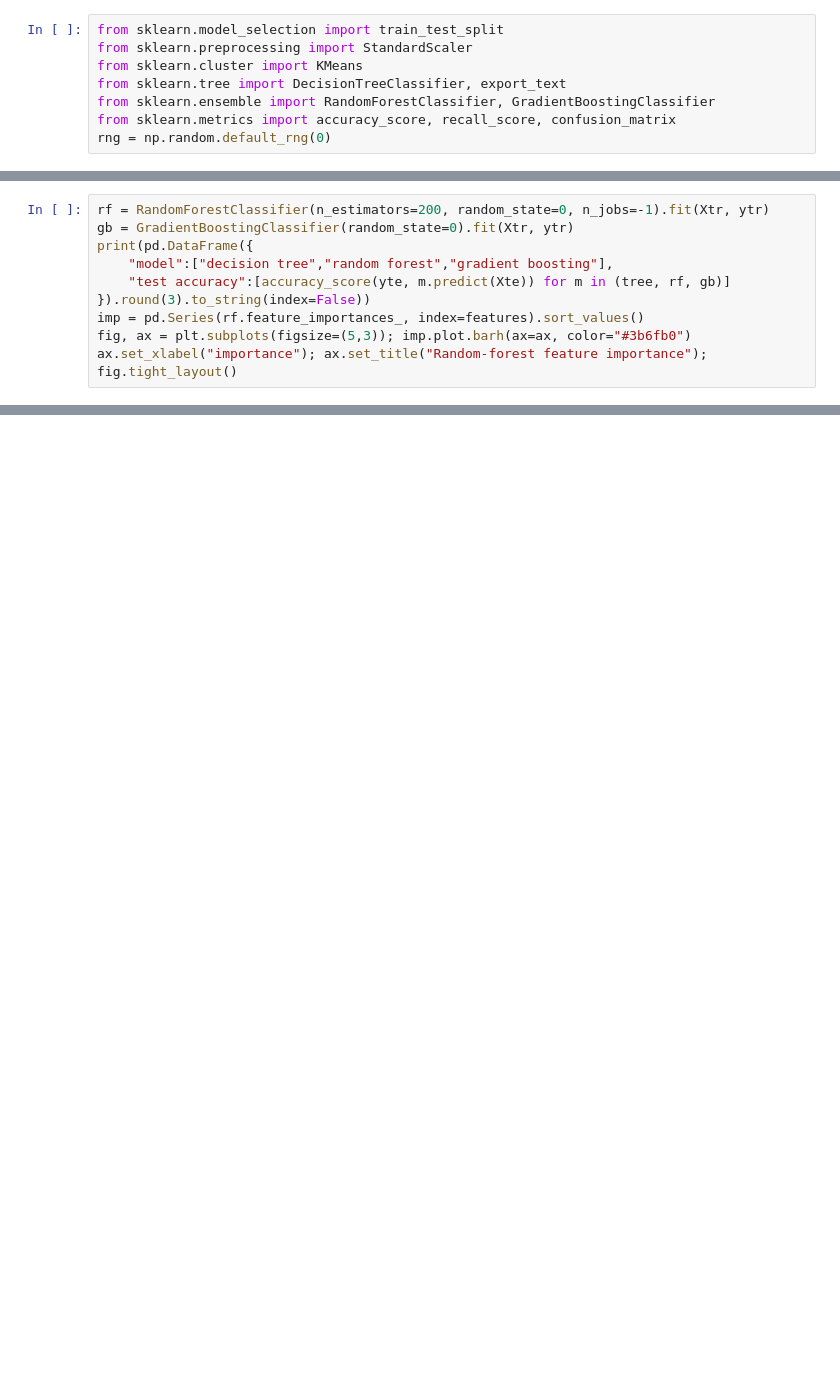
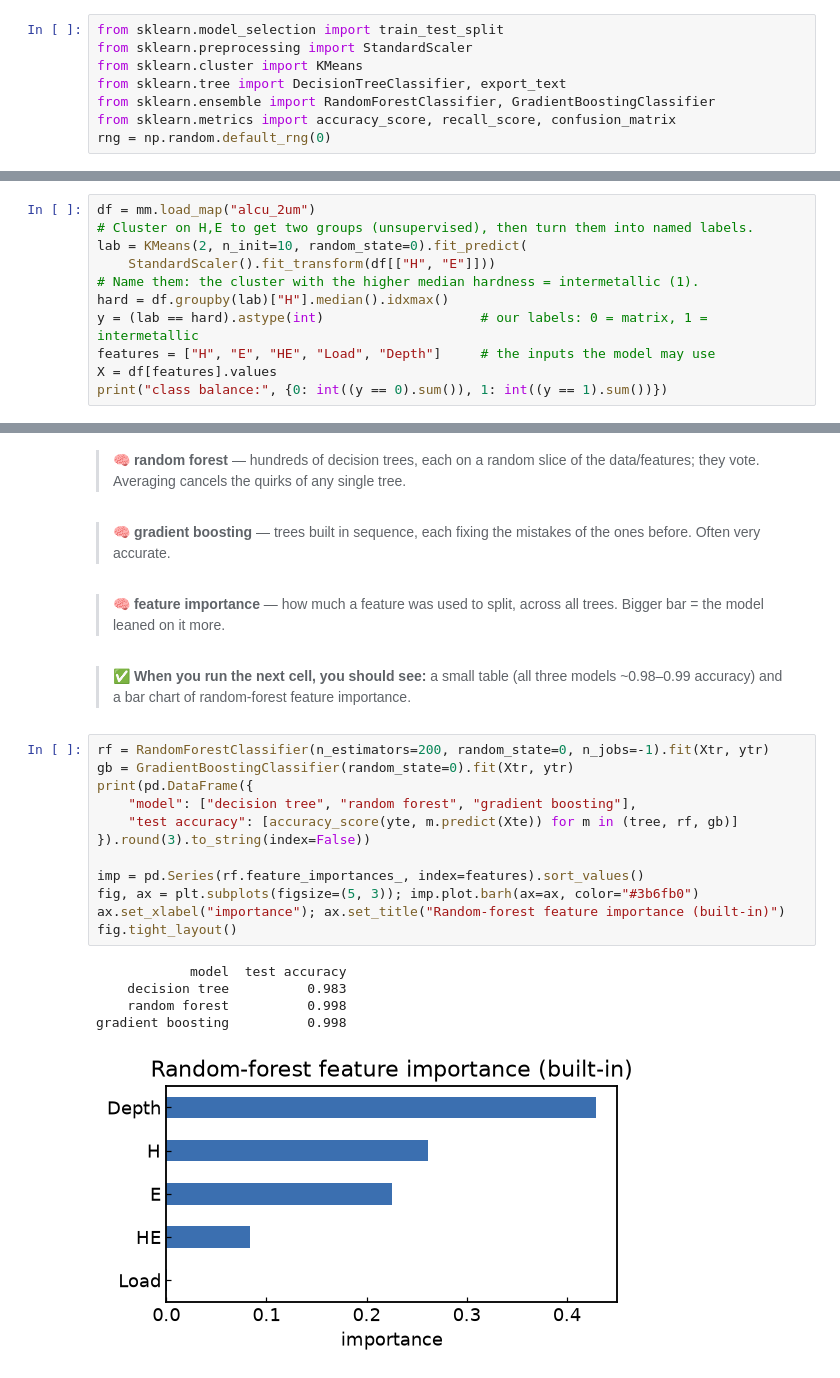
Before and after one commit to edrossi93/mecanano-ml-nanomechanics, a Jupyter notebook: notebooks/03_supervised_trees_rf_shap.ipynb, the cells around one changed output, grey strips where cells are left out. Drawn from its saved outputs; the diff is of its cells as text; blank space fills up the shorter version.

```diff
--- a/notebooks/03_supervised_trees_rf_shap.ipynb
+++ b/notebooks/03_supervised_trees_rf_shap.ipynb
@@ -88,10 +63,0 @@ Many trees average out to a robust model, and expose which features matter.
-# %%
-rf = RandomForestClassifier(n_estimators=200, random_state=0, n_jobs=-1).fit(Xtr, ytr)
-gb = GradientBoostingClassifier(random_state=0).fit(Xtr, ytr)
-print(pd.DataFrame({
-    "model":["decision tree","random forest","gradient boosting"],
-    "test accuracy":[accuracy_score(yte, m.predict(Xte)) for m in (tree, rf, gb)]
-}).round(3).to_string(index=False))
-imp = pd.Series(rf.feature_importances_, index=features).sort_values()
-fig, ax = plt.subplots(figsize=(5,3)); imp.plot.barh(ax=ax, color="#3b6fb0")
-ax.set_xlabel("importance"); ax.set_title("Random-forest feature importance"); fig.tight_layout()
@@ -165,0 +76,11 @@ ax.set_xlabel("mean |SHAP value|"); ax.set_title("What drives the phase call");
+# %%
+df = mm.load_map("alcu_2um")
+# Cluster on H,E to get two groups (unsupervised), then turn them into named labels.
+lab = KMeans(2, n_init=10, random_state=0).fit_predict(
+    StandardScaler().fit_transform(df[["H", "E"]]))
+# Name them: the cluster with the higher median hardness = intermetallic (1).
+hard = df.groupby(lab)["H"].median().idxmax()
+y = (lab == hard).astype(int)                    # our labels: 0 = matrix, 1 = intermetallic
+features = ["H", "E", "HE", "Load", "Depth"]     # the inputs the model may use
+X = df[features].values
+print("class balance:", {0: int((y == 0).sum()), 1: int((y == 1).sum())})
@@ -165,0 +135,26 @@ ax.set_xlabel("mean |SHAP value|"); ax.set_title("What drives the phase call");
+# %% [markdown]
+> 🧠 **random forest** — hundreds of decision trees, each on a random slice of the data/features; they vote. Averaging cancels the quirks of any single tree.
+# %% [markdown]
+> 🧠 **gradient boosting** — trees built in sequence, each fixing the mistakes of the ones before. Often very accurate.
+# %% [markdown]
+> 🧠 **feature importance** — how much a feature was used to split, across all trees. Bigger bar = the model leaned on it more.
+# %% [markdown]
+> ✅ **When you run the next cell, you should see:** a small table (all three models ~0.98–0.99 accuracy) and a bar chart of random-forest feature importance.
+# %%
+rf = RandomForestClassifier(n_estimators=200, random_state=0, n_jobs=-1).fit(Xtr, ytr)
+gb = GradientBoostingClassifier(random_state=0).fit(Xtr, ytr)
+print(pd.DataFrame({
+    "model": ["decision tree", "random forest", "gradient boosting"],
+    "test accuracy": [accuracy_score(yte, m.predict(Xte)) for m in (tree, rf, gb)]
+}).round(3).to_string(index=False))
+
+imp = pd.Series(rf.feature_importances_, index=features).sort_values()
+fig, ax = plt.subplots(figsize=(5, 3)); imp.plot.barh(ax=ax, color="#3b6fb0")
+ax.set_xlabel("importance"); ax.set_title("Random-forest feature importance (built-in)")
+fig.tight_layout()
+# %% [output]
+            model  test accuracy
+    decision tree          0.983
+    random forest          0.998
+gradient boosting          0.998
+[figure, added]
```
Also changed, not shown: parts of 54 cells of this notebook, 1 other file.
